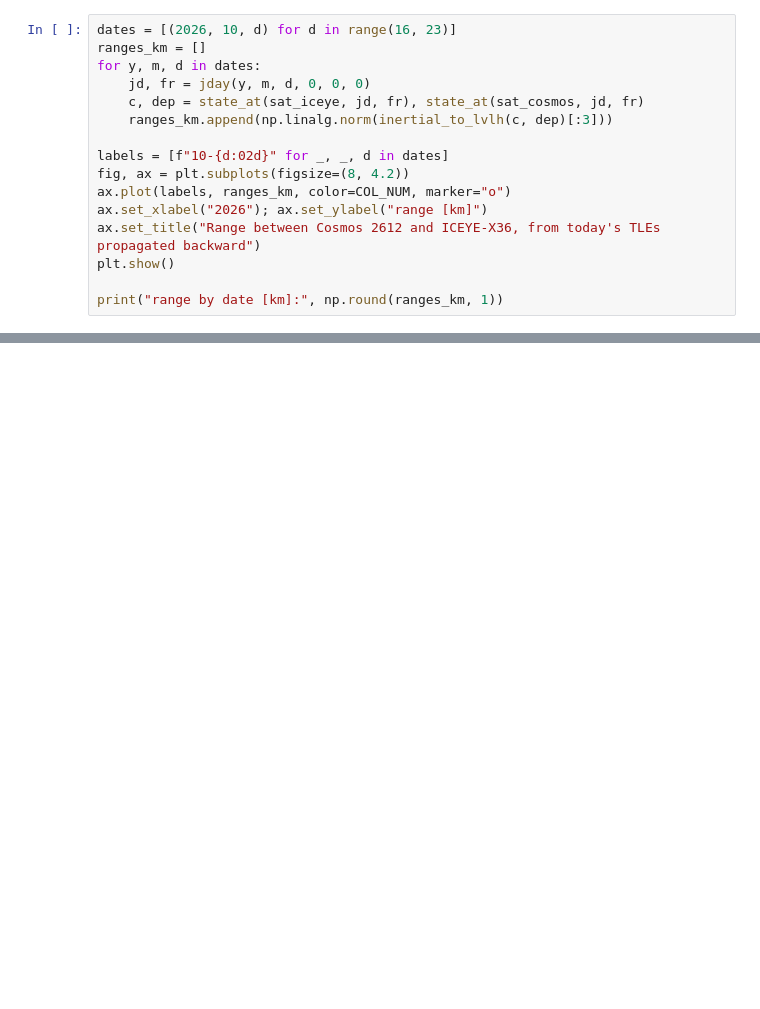
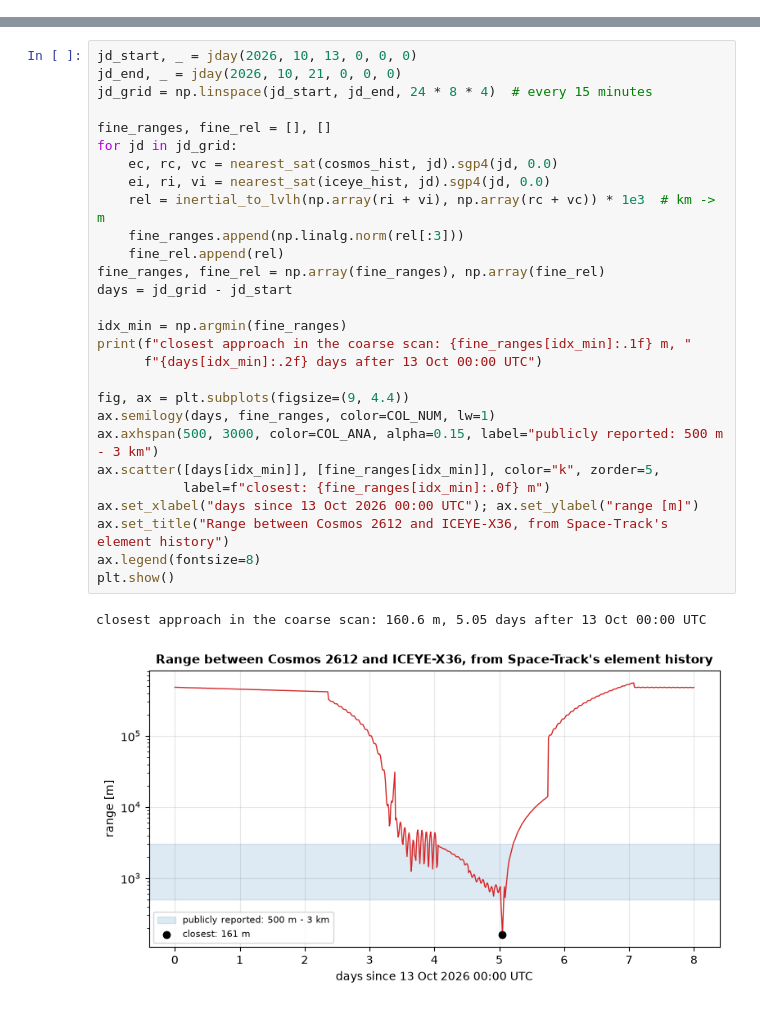
Before and after one commit to giovannifacchinetti99/ios-mission-planner, a Jupyter notebook: examples/cosmos2612_iceye_x36_rpo.ipynb, the cells around one changed output, grey strips where cells are left out. Saved outputs shown, nothing was run; the diff lists cells and outputs as text; blank space fills up the shorter version.

Commit message:
modified the cosmos/iceye notebook, adding space-track

```diff
--- a/examples/cosmos2612_iceye_x36_rpo.ipynb
+++ b/examples/cosmos2612_iceye_x36_rpo.ipynb
@@ -77,16 +0,0 @@ This does not match the 500 m to 3 km reported for the mid-October close approac
-# %%
-dates = [(2026, 10, d) for d in range(16, 23)]
-ranges_km = []
-for y, m, d in dates:
-    jd, fr = jday(y, m, d, 0, 0, 0)
-    c, dep = state_at(sat_iceye, jd, fr), state_at(sat_cosmos, jd, fr)
-    ranges_km.append(np.linalg.norm(inertial_to_lvlh(c, dep)[:3]))
-
-labels = [f"10-{d:02d}" for _, _, d in dates]
-fig, ax = plt.subplots(figsize=(8, 4.2))
-ax.plot(labels, ranges_km, color=COL_NUM, marker="o")
-ax.set_xlabel("2026"); ax.set_ylabel("range [km]")
-ax.set_title("Range between Cosmos 2612 and ICEYE-X36, from today's TLEs propagated backward")
-plt.show()
-
-print("range by date [km]:", np.round(ranges_km, 1))
@@ -301,0 +61,31 @@ None of this required anything beyond public data and tools already built for a
+# %%
+jd_start, _ = jday(2026, 10, 13, 0, 0, 0)
+jd_end, _ = jday(2026, 10, 21, 0, 0, 0)
+jd_grid = np.linspace(jd_start, jd_end, 24 * 8 * 4)  # every 15 minutes
+
+fine_ranges, fine_rel = [], []
+for jd in jd_grid:
+    ec, rc, vc = nearest_sat(cosmos_hist, jd).sgp4(jd, 0.0)
+    ei, ri, vi = nearest_sat(iceye_hist, jd).sgp4(jd, 0.0)
+    rel = inertial_to_lvlh(np.array(ri + vi), np.array(rc + vc)) * 1e3  # km -> m
+    fine_ranges.append(np.linalg.norm(rel[:3]))
+    fine_rel.append(rel)
+fine_ranges, fine_rel = np.array(fine_ranges), np.array(fine_rel)
+days = jd_grid - jd_start
+
+idx_min = np.argmin(fine_ranges)
+print(f"closest approach in the coarse scan: {fine_ranges[idx_min]:.1f} m, "
+      f"{days[idx_min]:.2f} days after 13 Oct 00:00 UTC")
+
+fig, ax = plt.subplots(figsize=(9, 4.4))
+ax.semilogy(days, fine_ranges, color=COL_NUM, lw=1)
+ax.axhspan(500, 3000, color=COL_ANA, alpha=0.15, label="publicly reported: 500 m - 3 km")
+ax.scatter([days[idx_min]], [fine_ranges[idx_min]], color="k", zorder=5,
+           label=f"closest: {fine_ranges[idx_min]:.0f} m")
+ax.set_xlabel("days since 13 Oct 2026 00:00 UTC"); ax.set_ylabel("range [m]")
+ax.set_title("Range between Cosmos 2612 and ICEYE-X36, from Space-Track's element history")
+ax.legend(fontsize=8)
+plt.show()
+# %% [output]
+closest approach in the coarse scan: 160.6 m, 5.05 days after 13 Oct 00:00 UTC
+[figure, added]
```
Also changed, not shown: parts of 39 cells of this notebook, 2 other files.
